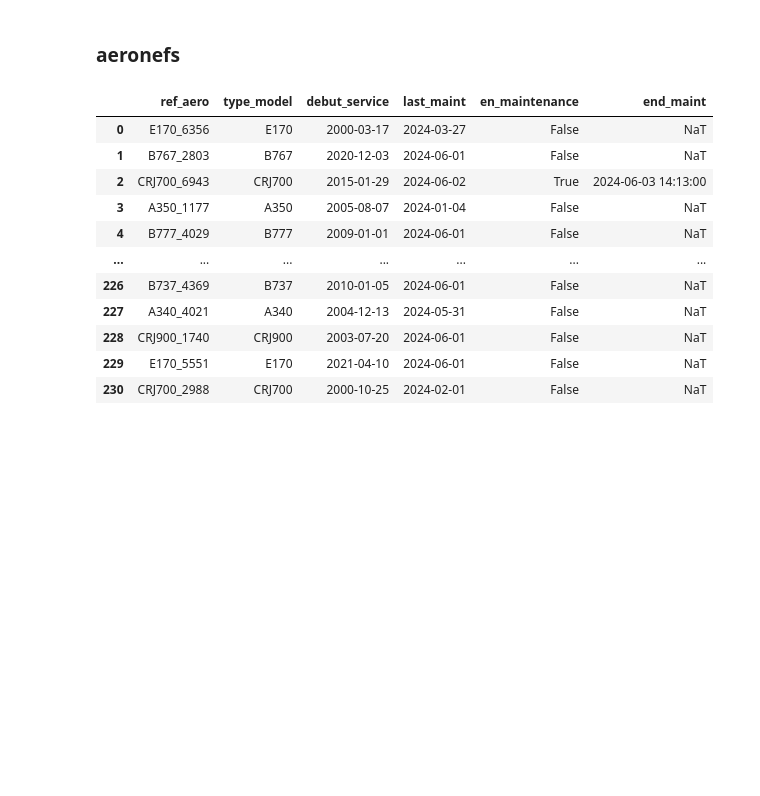
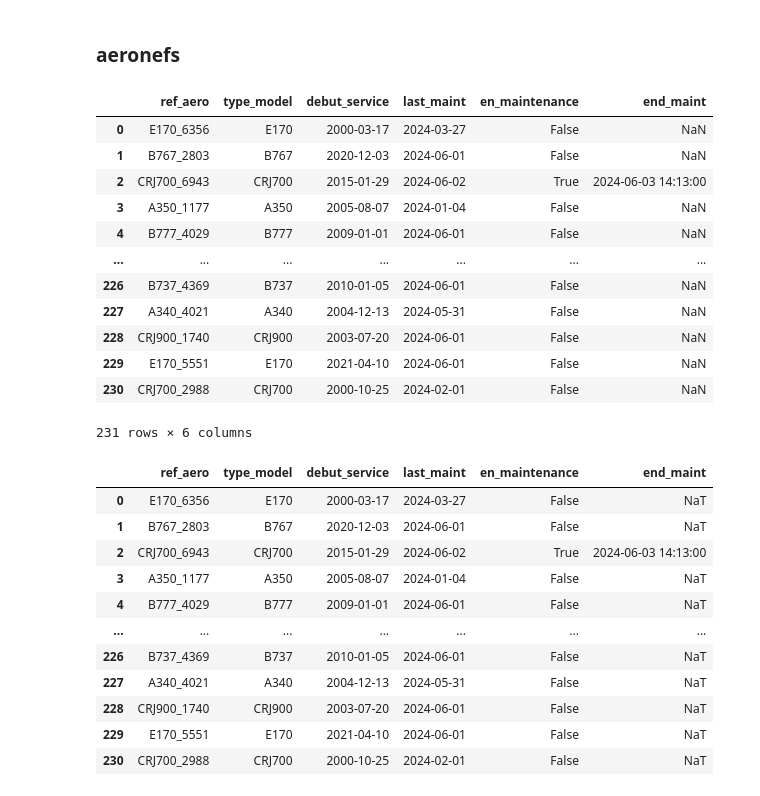
Before and after one commit to Dim2960/preventive_maintenance, a Jupyter notebook: save_db_to_sql.ipynb, the cells around one changed output. Cells and saved outputs as stored; diff of their text form; code cells hidden in the pictures; blank space fills up the shorter version.

```diff
--- a/save_db_to_sql.ipynb
+++ b/save_db_to_sql.ipynb
@@ -10,6 +13,22 @@ import datetime
 # %%
 # ouvrir csv pour mettre en data frame
 df_aeronef = pd.read_csv(r'dataset\aeronefs_clean.csv')
+# %%
+df_aeronef
+# %% [output]
+|  | ref_aero | type_model | debut_service | last_maint | en_maintenance | end_maint |
+| 0 | E170_6356 | E170 | 2000-03-17 | 2024-03-27 | False | NaN |
+| 1 | B767_2803 | B767 | 2020-12-03 | 2024-06-01 | False | NaN |
+| 2 | CRJ700_6943 | CRJ700 | 2015-01-29 | 2024-06-02 | True | 2024-06-03 14:13:00 |
+| 3 | A350_1177 | A350 | 2005-08-07 | 2024-01-04 | False | NaN |
+| 4 | B777_4029 | B777 | 2009-01-01 | 2024-06-01 | False | NaN |
+| ... | ... | ... | ... | ... | ... | ... |
+| 226 | B737_4369 | B737 | 2010-01-05 | 2024-06-01 | False | NaN |
+| 227 | A340_4021 | A340 | 2004-12-13 | 2024-05-31 | False | NaN |
+| 228 | CRJ900_1740 | CRJ900 | 2003-07-20 | 2024-06-01 | False | NaN |
+| 229 | E170_5551 | E170 | 2021-04-10 | 2024-06-01 | False | NaN |
+| 230 | CRJ700_2988 | CRJ700 | 2000-10-25 | 2024-02-01 | False | NaN |
+231 rows × 6 columns
 # %%
 # convertir les données avant insertion dans la table sql
 df_aeronef['debut_service'] = pd.to_datetime(df_aeronef['debut_service'])
```
Also changed, not shown: parts of 21 cells of this notebook, 4 other files.
